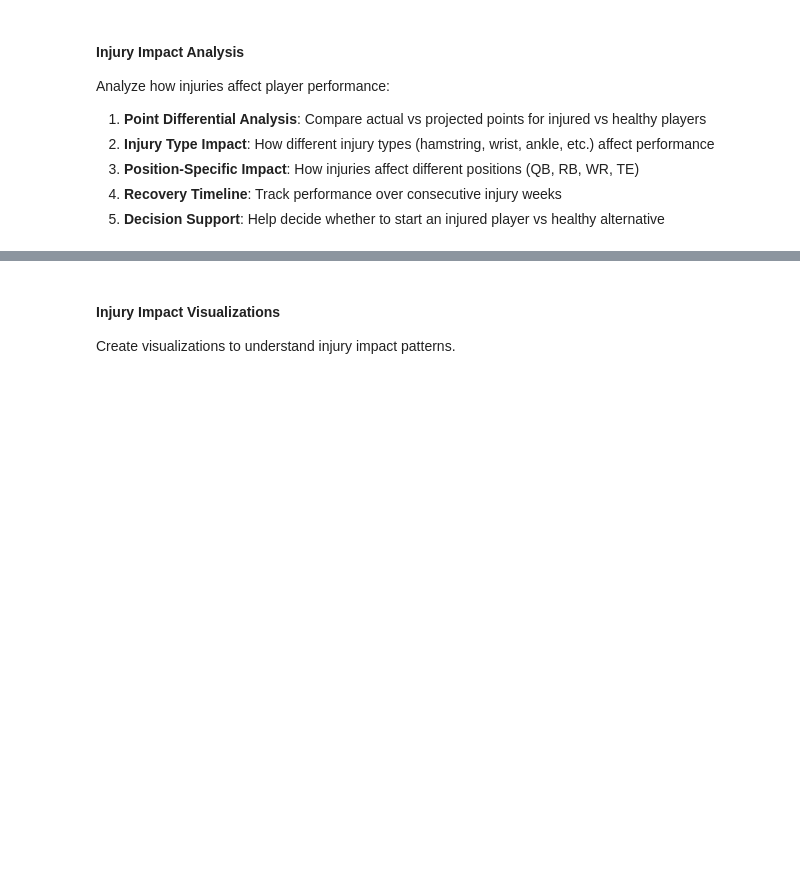
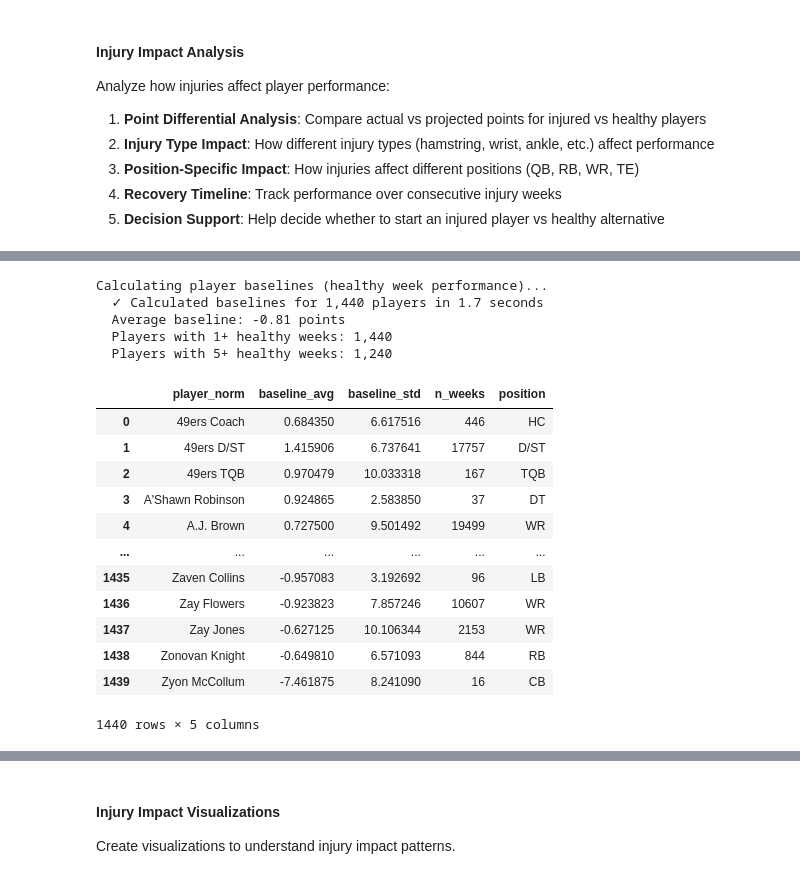
Before and after one commit to tmorgan251/fantasy_football, a Jupyter notebook: Fantasy_Football_Analysis.ipynb, the cells around one changed output, grey strips where cells are left out. Drawn from its saved outputs; the diff is of its cells as text; code cells hidden in the pictures; blank space fills up the shorter version.

```diff
--- a/Fantasy_Football_Analysis.ipynb
+++ b/Fantasy_Football_Analysis.ipynb
@@ -401,0 +387,22 @@ Analyzing injury impact...
+# %%
+# Step 2: Calculate baselines
+injury_analyzer.calculate_player_baselines()
+# %% [output]
+Calculating player baselines (healthy week performance)...
+  ✓ Calculated baselines for 1,440 players in 1.7 seconds
+  Average baseline: -0.81 points
+  Players with 1+ healthy weeks: 1,440
+  Players with 5+ healthy weeks: 1,240
+|  | player_norm | baseline_avg | baseline_std | n_weeks | position |
+| 0 | 49ers Coach | 0.684350 | 6.617516 | 446 | HC |
+| 1 | 49ers D/ST | 1.415906 | 6.737641 | 17757 | D/ST |
+| 2 | 49ers TQB | 0.970479 | 10.033318 | 167 | TQB |
+| 3 | A'Shawn Robinson | 0.924865 | 2.583850 | 37 | DT |
+| 4 | A.J. Brown | 0.727500 | 9.501492 | 19499 | WR |
+| ... | ... | ... | ... | ... | ... |
+| 1435 | Zaven Collins | -0.957083 | 3.192692 | 96 | LB |
+| 1436 | Zay Flowers | -0.923823 | 7.857246 | 10607 | WR |
+| 1437 | Zay Jones | -0.627125 | 10.106344 | 2153 | WR |
+| 1438 | Zonovan Knight | -0.649810 | 6.571093 | 844 | RB |
+| 1439 | Zyon McCollum | -7.461875 | 8.241090 | 16 | CB |
+1440 rows × 5 columns
```
Also changed, not shown: parts of 24 cells of this notebook, 8 other files.
